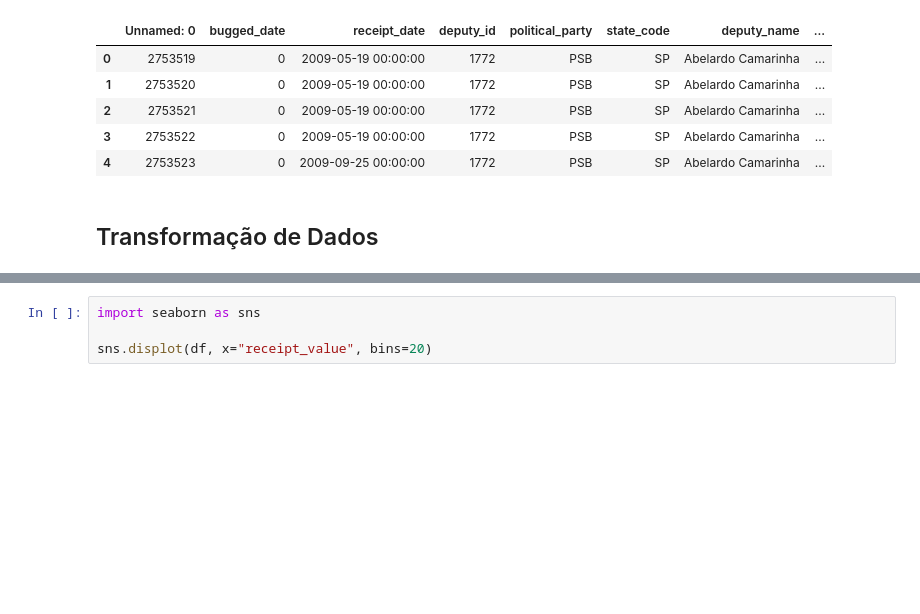
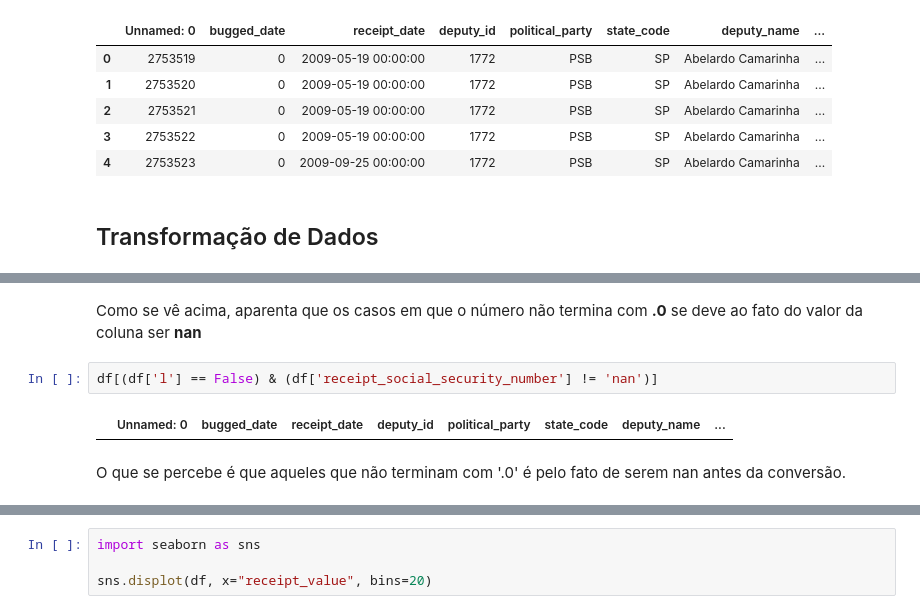
Before and after one commit to DefinitelyNotACactus/Chamber-of-Deputies-Reimbursements, a Jupyter notebook: Limpeza e Transformaçao de Dados.ipynb, the cells around one changed output, grey strips where cells are left out. Saved outputs shown, nothing was run; the diff lists cells and outputs as text; blank space fills up the shorter version.

```diff
--- a/Limpeza e Transformaçao de Dados.ipynb
+++ b/Limpeza e Transformaçao de Dados.ipynb
@@ -32,0 +56,8 @@ df.head()
+# %% [markdown]
+Como se vê acima, aparenta que os casos em que o número não termina com **.0** se deve ao fato do valor da coluna ser **nan**
+# %%
+df[(df['l'] == False) & (df['receipt_social_security_number'] != 'nan')]
+# %% [output]
+|  | Unnamed: 0 | bugged_date | receipt_date | deputy_id | political_party | state_code | deputy_name | ... |
+# %% [markdown]
+O que se percebe é que aqueles que não terminam com '.0' é pelo fato de serem nan antes da conversão.
```
Also changed, not shown: parts of 19 cells of this notebook.
